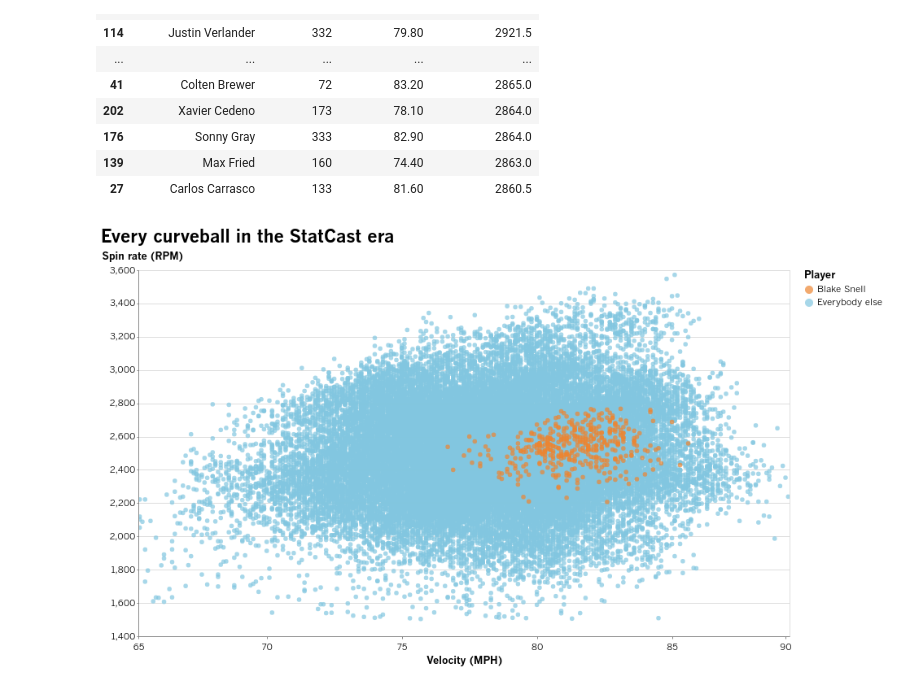
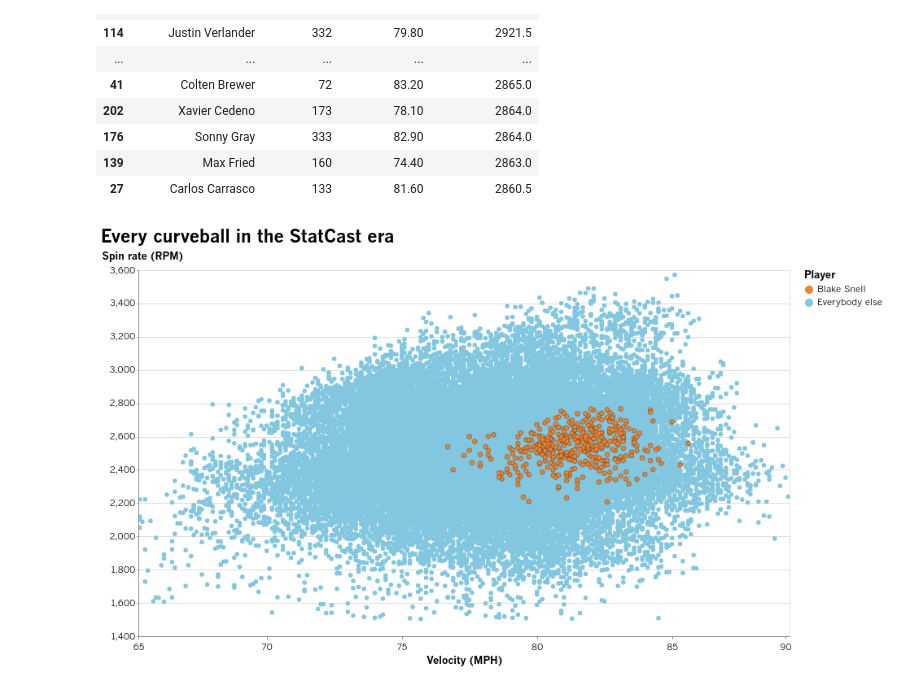
Before and after one commit to palewire/baseball-notebooks, a Jupyter notebook: snell-pitches.ipynb, the cells around one changed output. Cells and saved outputs as stored; diff of their text form; code cells hidden in the pictures.

Commit message:
Snell pitches

```diff
--- a/snell-pitches.ipynb
+++ b/snell-pitches.ipynb
@@ -112,7 +112,7 @@ pitches['player_name'] = pitches.player_name.apply(
 # %%
 analysis_set = pitches[(pitches.release_speed > 65) & (pitches.release_spin_rate > 1500)]
 # %%
-dots1 = alt.Chart(analysis_set[analysis_set.player_name != 'Blake Snell']).mark_circle(clip=True).encode(
+dots1 = alt.Chart(analysis_set[analysis_set.player_name != 'Blake Snell']).mark_circle(opacity=1, clip=True).encode(
     x=alt.X(
         "release_speed:O",
         title="Velocity (MPH)",
@@ -131,32 +131,37 @@ dots1 = alt.Chart(analysis_set[analysis_set.player_name != 'Blake Snell']).mark_
             range=[lat.palette['highlight'], lat.palette['default']]
         )
     )
 )
 
-dots2 = alt.Chart(analysis_set[analysis_set.player_name == 'Blake Snell']).mark_circle(clip=True).encode(
+dots2 = alt.Chart(analysis_set[analysis_set.player_name == 'Blake Snell']).mark_circle(
+    opacity=1,
+    stroke="black",
+    strokeWidth=0.25,
+    clip=True
+).encode(
     x=alt.X(
         "release_speed:O",
         title="Velocity (MPH)",
         axis=alt.Axis(values=[65, 70, 75, 80, 85, 90])
     ),
     y=alt.Y(
         "release_spin_rate:Q",
         title="Spin rate (RPM)",
         scale=alt.Scale(zero=False, domain=[1500, 3600])
     ),
     color=alt.Color(
         "player_name:N",
         title="Player",
         scale=alt.Scale(
             domain=['Blake Snell', 'Everybody else'],
             range=[lat.palette['highlight'], lat.palette['default']]
         )
     )
 )
 
 (dots1 + dots2).properties(
     title="Every curveball in the StatCast era",
     width=800,
 )
 # %% [output]
-[figure, old version]
+[figure, new version]
```
Also changed, not shown: parts of 2 cells of this notebook.
